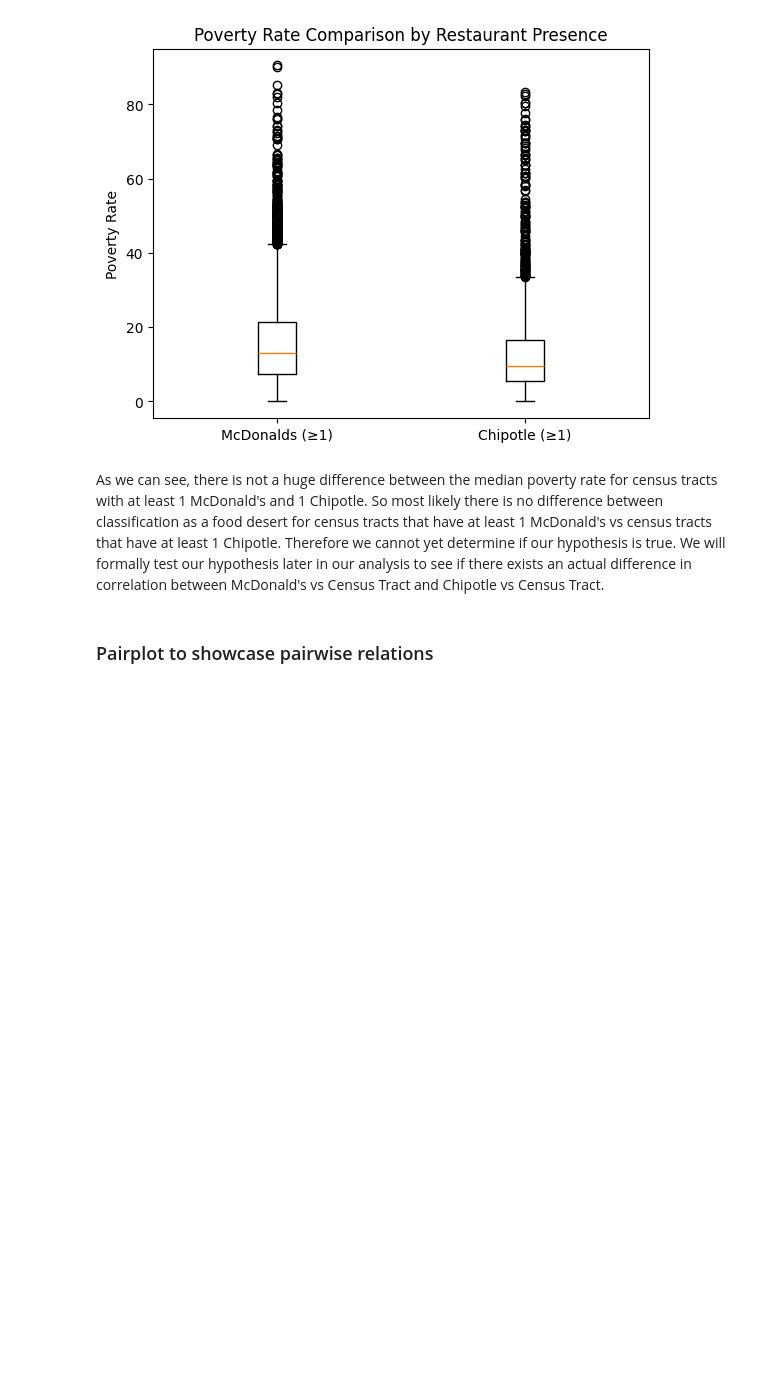
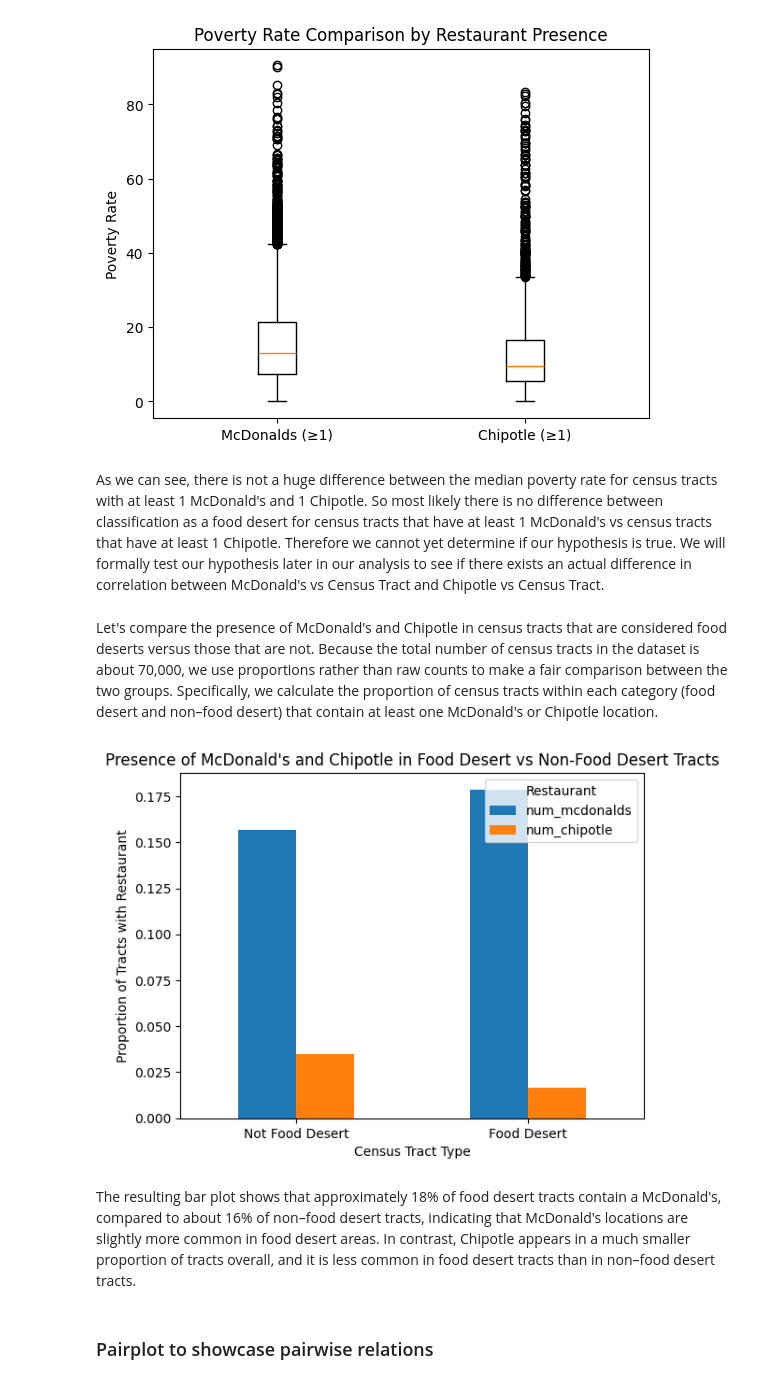
Before and after one commit to COGS108/Group085_WI26, a Jupyter notebook: 03-FinalProject.ipynb, the cells around one changed output. Saved outputs shown, nothing was run; the diff lists cells and outputs as text; code cells hidden in the pictures; blank space fills up the shorter version.

Commit message:
added bar plot to our eda

```diff
--- a/03-FinalProject.ipynb
+++ b/03-FinalProject.ipynb
@@ -482,6 +482,28 @@ plt.show()
 [figure]
 # %% [markdown]
 As we can see, there is not a huge difference between the median poverty rate for census tracts with at least 1 McDonald's and 1 Chipotle. So most likely there is no difference between classification as a food desert for census tracts that have at least 1 McDonald's vs census tracts that have at least 1 Chipotle. Therefore we cannot yet determine if our hypothesis is true. We will formally test our hypothesis later in our analysis to see if there exists an actual difference in correlation between McDonald's vs Census Tract and Chipotle vs Census Tract.
+# %% [markdown]
+Let's compare the presence of McDonald's and Chipotle in census tracts that are considered food deserts versus those that are not. Because the total number of census tracts in the dataset is about 70,000, we use proportions rather than raw counts to make a fair comparison between the two groups. Specifically, we calculate the proportion of census tracts within each category (food desert and non–food desert) that contain at least one McDonald's or Chipotle location.
+# %%
+prop = food_desert_dataset.groupby('LILATracts_1And10')[['num_mcdonalds','num_chipotle']].mean()
+
+# Rename index for readability
+prop.index = ['Not Food Desert', 'Food Desert']
+
+# Plot
+prop.plot(kind='bar')
+
+plt.title("Presence of McDonald's and Chipotle in Food Desert vs Non-Food Desert Tracts")
+plt.xlabel("Census Tract Type")
+plt.ylabel("Proportion of Tracts with Restaurant")
+plt.xticks(rotation=0)
+plt.legend(title="Restaurant")
+plt.savefig('results/presence_of_mcdonalds_and_chipotle_in_food_desert_vs_non_food_desert.png')
+plt.show()
+# %% [output]
+[figure, added]
+# %% [markdown]
+The resulting bar plot shows that approximately 18% of food desert tracts contain a McDonald's, compared to about 16% of non–food desert tracts, indicating that McDonald's locations are slightly more common in food desert areas. In contrast, Chipotle appears in a much smaller proportion of tracts overall, and it is less common in food desert tracts than in non–food desert tracts.
 # %% [markdown]
 ### Pairplot to showcase pairwise relations
 # %%
```
Also changed, not shown: parts of 1 cell of this notebook, 1 other file.
